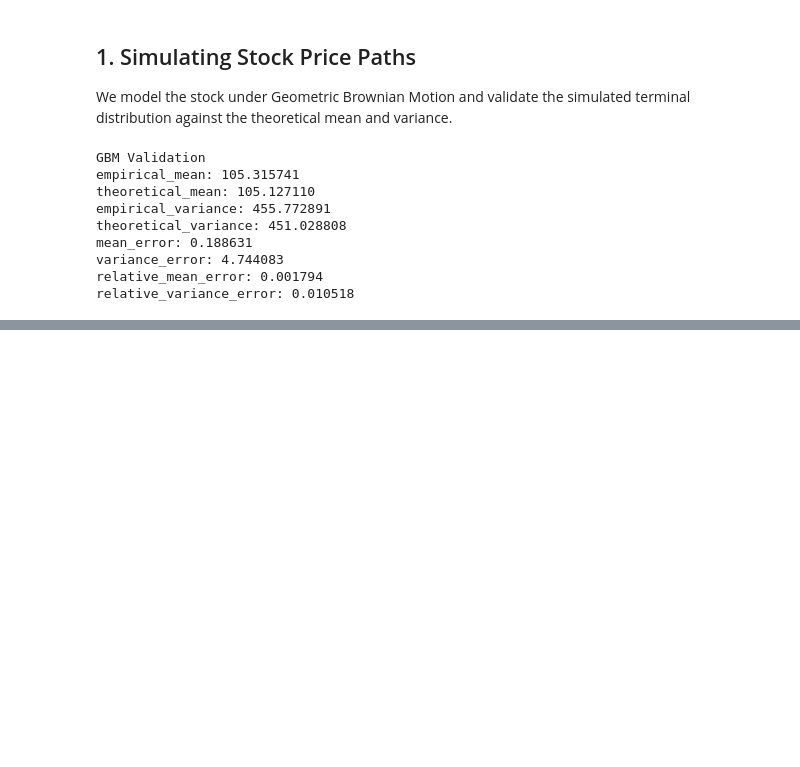
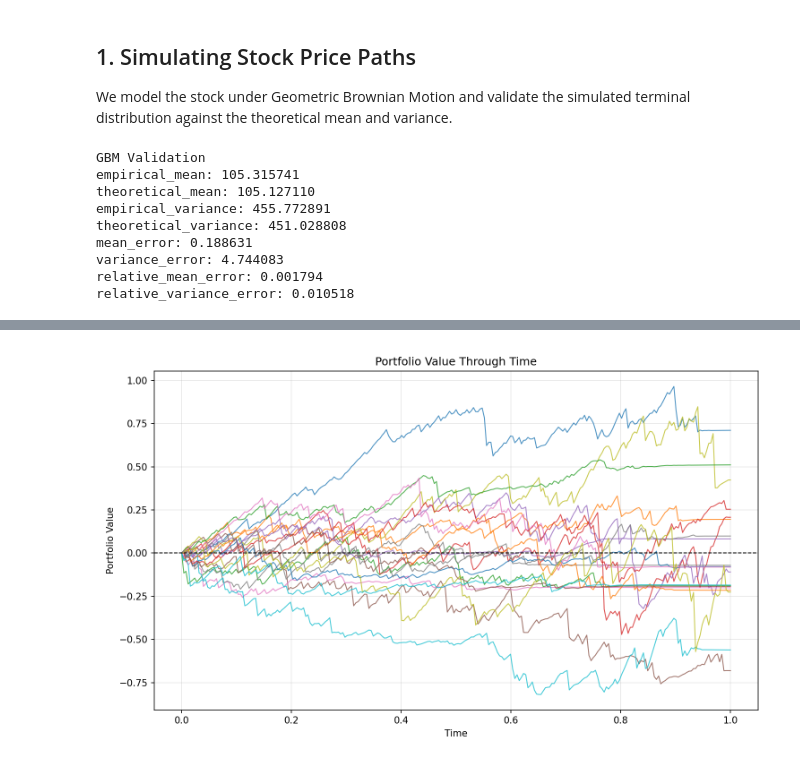
Before and after one commit to LohithRajeevHasithYadavV/Delta-Hedging-Simulation-final, a Jupyter notebook: delta_hedging_jupyter.ipynb, the cells around one changed output, grey strips where cells are left out. Drawn from its saved outputs; the diff is of its cells as text; code cells hidden in the pictures; blank space fills up the shorter version.

```diff
--- a/delta_hedging_jupyter.ipynb
+++ b/delta_hedging_jupyter.ipynb
@@ -232,0 +128,6 @@ Hedging performance changes with moneyness because delta behaves differently for
+# %%
+from src.plots import plot_portfolio_paths
+
+plot_portfolio_paths(hedge_data['time_grid'], hedge_data['portfolio_values'], 'imgs/portfolio_value_paths.png')
+# %% [output]
+[figure, added]
```
Also changed, not shown: parts of 39 cells of this notebook.
